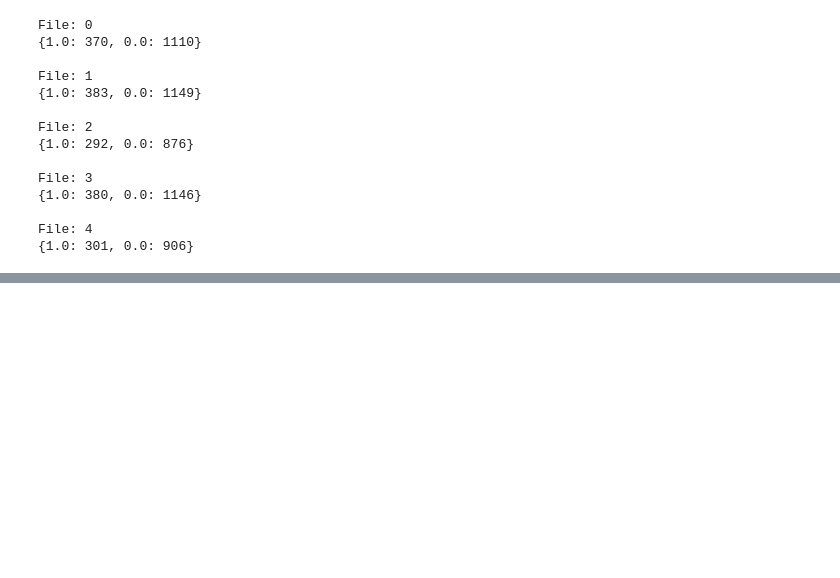
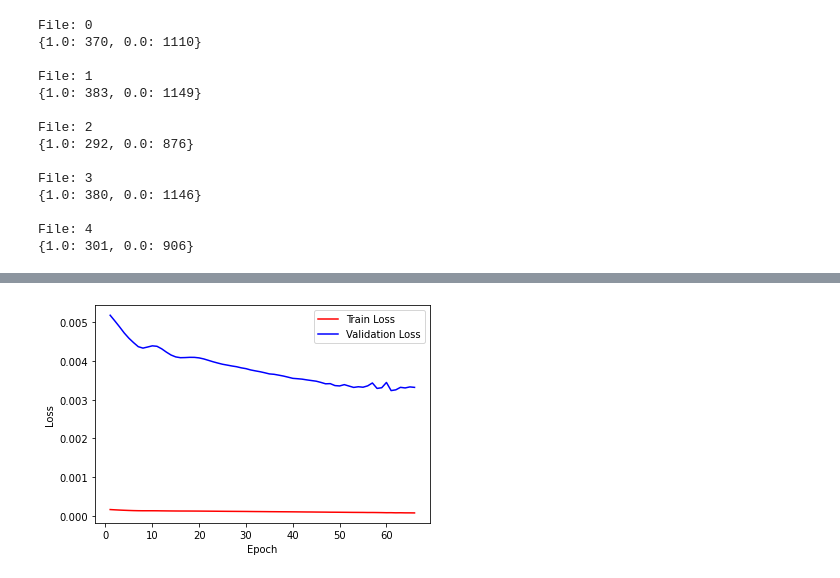
Before and after one commit to gulsude/02456_TCR-pMHC, a Jupyter notebook: scripts/CNN_RNN_Merge.ipynb, the cells around one changed output, grey strips where cells are left out. Drawn from its saved outputs; the diff is of its cells as text; code cells hidden in the pictures; blank space fills up the shorter version.

Commit message:
initial model run with baseline is ready

```diff
--- a/scripts/CNN_RNN_Merge.ipynb
+++ b/scripts/CNN_RNN_Merge.ipynb
@@ -211,7 +250,7 @@ cross_validation = False
 merge = True
 # %%
 #-------- Hyperparameters to fine tune -------#
-embedding = "esm-1b" #baseline
+embedding = "baseline" #esm-1b
 numHN=64
 numFilter=100
 dropOutRate=0.1
@@ -337,7 +395,8 @@ num_classes = 1
 learning_rate = 0.001
 bat_size = 128
 epochs = 100
-riterion = nn.BCEWithLogitsLoss()
+patience = epochs // 10
+criterion = nn.BCEWithLogitsLoss()
 # %%
 X_train = np.concatenate(data_list_enc[0:3])
 y_train = np.concatenate(target_list[0:3])
@@ -349,9 +408,8 @@ y_valid = np.concatenate(target_list[3:4])
 nsamples, nx, ny = X_valid.shape
 print("Validation set shape:", nsamples,nx,ny)
 
-
-X_test = np.concatenate(data_list_enc[3:4])
-y_test = np.concatenate(target_list[3:4])
+X_test = np.concatenate(data_list_enc[4:5])
+y_test = np.concatenate(target_list[4:5])
 nsamples, nx, ny = X_test.shape
 print("Test set shape:", nsamples,nx,ny)
 
@@ -365,14 +423,16 @@ input_size = len(residues)
 train_ds = []
 for i in range(len(X_train)):
     train_ds.append([np.transpose(X_train[i][:,features]), y_train[i]])
+
 val_ds = []
 for i in range(len(X_valid)):
     val_ds.append([np.transpose(X_valid[i][:,features]), y_valid[i]])
+
 test_ds = []
-for i in range(len(X_valid)):
+for i in range(len(X_test)):
     test_ds.append([np.transpose(X_test[i][:,features]), y_test[i]])
 
 
 train_ldr = torch.utils.data.DataLoader(train_ds,batch_size=bat_size, shuffle=True)
 val_ldr = torch.utils.data.DataLoader(val_ds,batch_size=bat_size, shuffle=True)
-test_ldr = torch.utils.data.DataLoader(test_ds,batch_size=bat_size, shuffle=True)
+test_ldr = torch.utils.data.DataLoader(test_ds,batch_size=len(test_ds), shuffle=True) ## Test at once
@@ -482,0 +517,66 @@ else:
+# %%
+#-------- Performance --------#
+
+epoch = np.arange(1,len(train_losses)+1)
+plt.figure()
+plt.plot(epoch, train_losses, 'r', epoch, valid_losses, 'b')
+plt.legend(['Train Loss','Validation Loss'])
+plt.xlabel('Epoch'), plt.ylabel('Loss')
+
+epoch = np.arange(1,len(train_auc)+1)
+plt.figure()
+plt.plot(epoch, train_auc, 'r', epoch, valid_auc, 'b')
+plt.legend(['Train AUC','Validation AUC'])
+plt.xlabel('Epoch'), plt.ylabel('AUC')
+
+epoch = np.arange(1,len(train_acc)+1)
+plt.figure()
+plt.plot(epoch, train_acc, 'r', epoch, valid_acc, 'b')
+plt.legend(['Train Accuracy','Validation Accuracy'])
+plt.xlabel('Epoch'), plt.ylabel('Acc')
+plt.show()
+
+
+#-------- Save results --------#
+
+results = pd.DataFrame(list(zip( (int(x) for x in test_targs), (int(x) for x in test_preds))),columns =['target', 'pred'])
+#print(results)
+
+#results.to_csv('results/df_targets_preds_th.csv'.format(str(date.today())), index=False)
+
+
+#-------- Performance Evaluation --------#
+# The results change every time we train, we should check why (maybe we missed something or did wrong with the seeds?)
+
+print("AUC: ", roc_auc_score(results['target'], results['pred']))
+print("MCC: ", matthews_corrcoef(results['target'], results['pred']))
+
+confusion_matrix = pd.crosstab(results['target'], results['pred'], rownames=['Actual'], colnames=['Predicted'])
+sn.heatmap(confusion_matrix, annot=True, cmap='Blues', fmt='g')
+plt.show()
+
+# Plot roc curve
+
+fpr, tpr, thres = roc_curve(results['target'], results['pred'])
+print('AUC: {:.3f}'.format(roc_auc_score(results['target'], results['pred'])))
+
+print( len([i for i, (a, b) in enumerate(zip(results['pred'], results['target'])) if a != b]))
+
+plt.figure(figsize=(8,6))
+
+# roc curve
+plt.plot(fpr, tpr, "b", label='ROC Curve')
+plt.plot([0,1],[0,1], "k--", label='Random Guess')
+plt.xlabel("false positive rate")
+plt.ylabel("true positive rate")
+plt.legend(loc="best")
+plt.title("ROC curve")
+
+plt.show()
+
+AUC = roc_auc_score(results['target'], results['pred'])
+MCC = matthews_corrcoef(results['target'], results['pred'])
+print("AUC: ", AUC)
+print("MCC: ", MCC)
+# %% [output]
+[figure, added]
```
Also changed, not shown: parts of 9 cells of this notebook, 2 other files.
